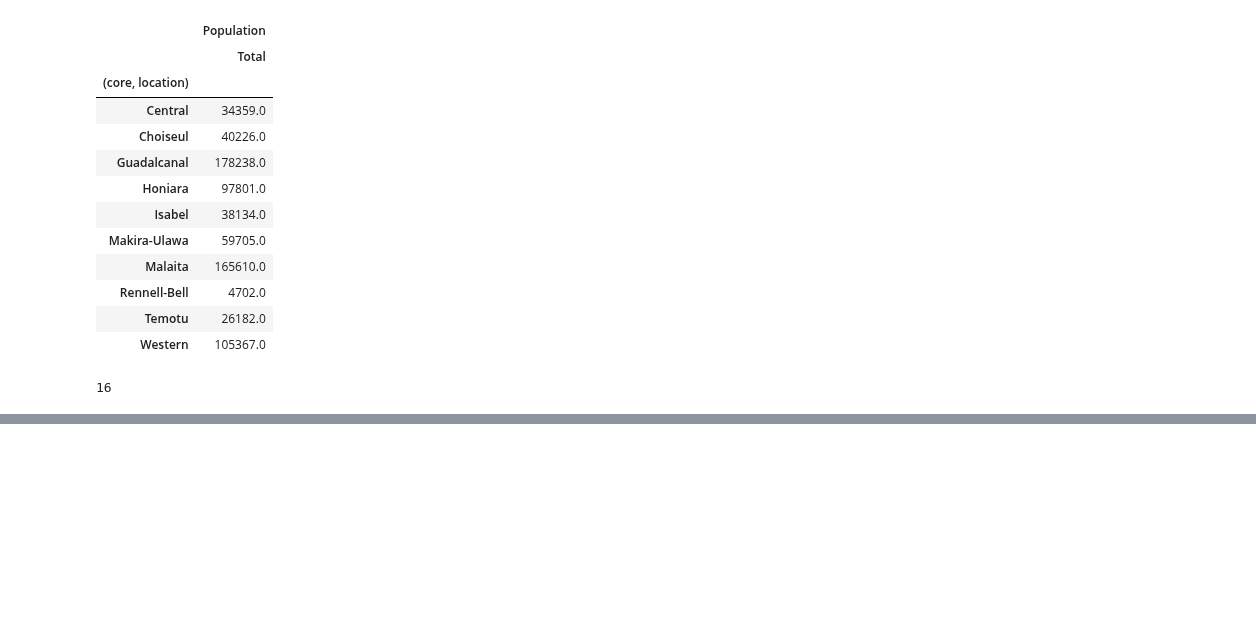
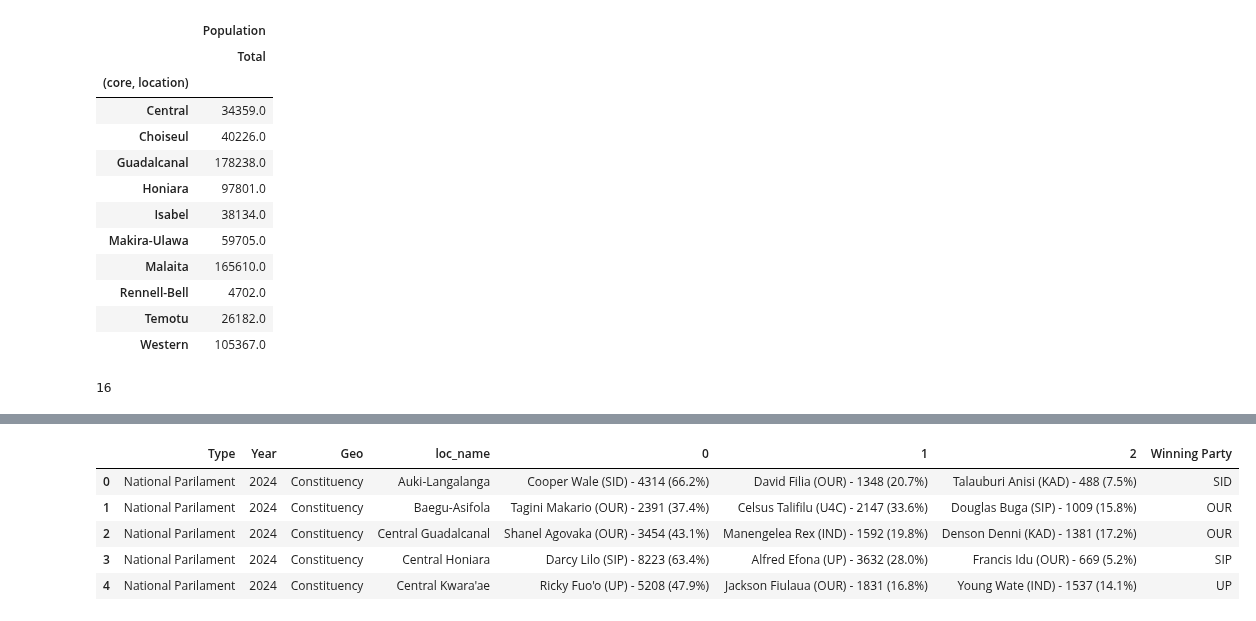
Before and after one commit to Gippers/SolomonIslandsDataMap, a Jupyter notebook: nbs/00_load_data.ipynb, the cells around one changed output, grey strips where cells are left out. Saved outputs shown, nothing was run; the diff lists cells and outputs as text; code cells hidden in the pictures; blank space fills up the shorter version.

```diff
--- a/nbs/00_load_data.ipynb
+++ b/nbs/00_load_data.ipynb
@@ -1371,3 +1431,12 @@ len(sol_geo.pop_years)
+# %%
+sol_geo.elec_wide.head()
+# %% [output]
+|  | Type | Year | Geo | loc_name | 0 | 1 | 2 | Winning Party |
+| 0 | National Parilament | 2024 | Constituency | Auki-Langalanga | Cooper Wale (SID) - 4314 (66.2%) | David Filia (OUR) - 1348 (20.7%) | Talauburi Anisi (KAD) - 488 (7.5%) | SID |
+| 1 | National Parilament | 2024 | Constituency | Baegu-Asifola | Tagini Makario (OUR) - 2391 (37.4%) | Celsus Talifilu (U4C) - 2147 (33.6%) | Douglas Buga (SIP) - 1009 (15.8%) | OUR |
+| 2 | National Parilament | 2024 | Constituency | Central Guadalcanal | Shanel Agovaka (OUR) - 3454 (43.1%) | Manengelea Rex (IND) - 1592 (19.8%) | Denson Denni (KAD) - 1381 (17.2%) | OUR |
+| 3 | National Parilament | 2024 | Constituency | Central Honiara | Darcy Lilo (SIP) - 8223 (63.4%) | Alfred Efona (UP) - 3632 (28.0%) | Francis Idu (OUR) - 669 (5.2%) | SIP |
+| 4 | National Parilament | 2024 | Constituency | Central Kwara'ae | Ricky Fuo'o (UP) - 5208 (47.9%) | Jackson Fiulaua (OUR) - 1831 (16.8%) | Young Wate (IND) - 1537 (14.1%) | UP |
 # %%
 #| hide
 import nbdev; nbdev.nbdev_export()
```
Also changed, not shown: parts of 7 cells of this notebook, 2 other files.
